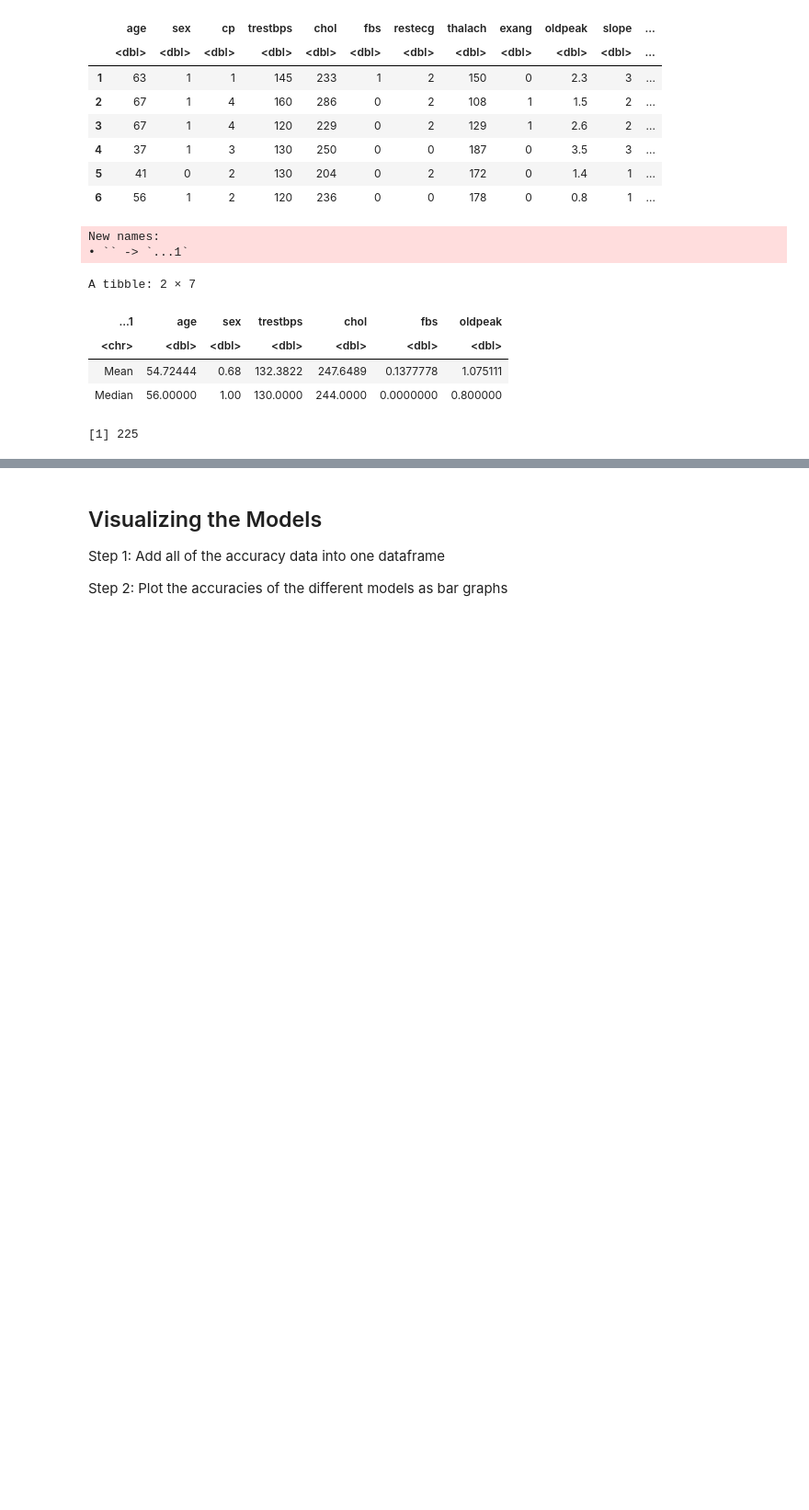
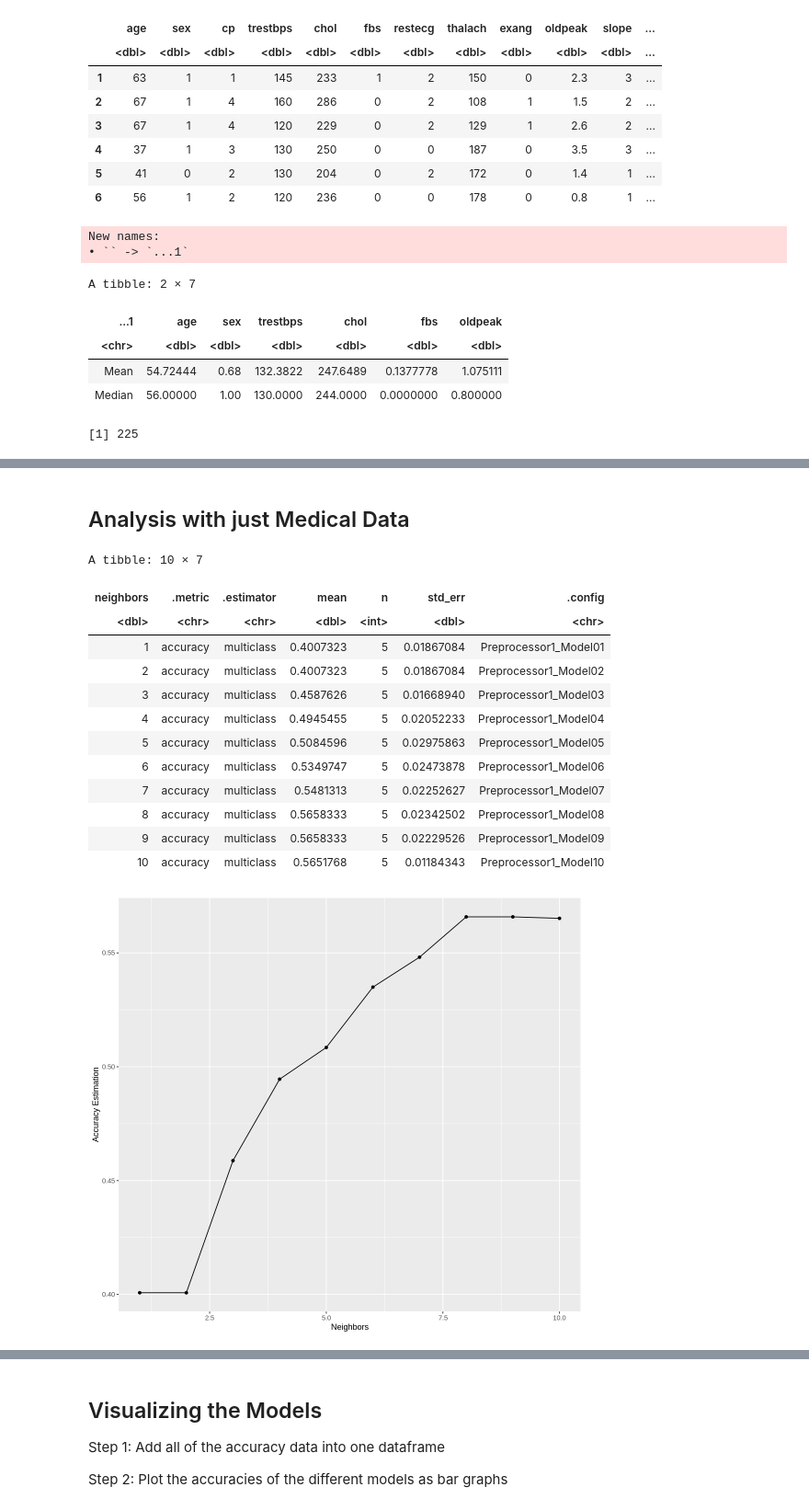
Before and after one commit to Phoebeml/Group20_DSCI100, a Jupyter notebook: Group20Project.ipynb, the cells around one changed output, grey strips where cells are left out. Shown at 92% size. Saved outputs shown, nothing was run; the diff lists cells and outputs as text; code cells hidden in the pictures; blank space fills up the shorter version.

```diff
--- a/Group20Project.ipynb
+++ b/Group20Project.ipynb
@@ -150,2 +228,65 @@ Part 2: Running the Analysis
+# %% [markdown]
+Analysis with just Medical Data
+-----
 # %%
 #Analysis with just Medical Data
+#Analysis with all Paremeters
+set.seed(9734)
+options(repr.plot.height = 8, repr.plot.width = 9)
+#select relevant parameters
+heart_train_med <- heart_train |>
+    select("trestbps", "chol", "fbs", "oldpeak", "num")
+heart_test_med <- heart_test |>
+    select("trestbps", "chol", "fbs", "oldpeak", "num")
+
+#make recipe with tune() function
+heart_recipe_med <- recipe(num ~ ., data = heart_train_med) |>
+    step_scale(all_predictors()) |>
+    step_center(all_predictors())
+
+#make a vfold
+heart_vfold_med <- vfold_cv(heart_train_med, v =5, strata = num)
+
+#make a tuning spec
+heart_spec_tune_med <- nearest_neighbor(weight_func = "rectangular",
+                                   neighbors = tune()) |>
+    set_engine("kknn") |>
+    set_mode("classification")
+
+# make tibble of K values to try
+k_vals <- tibble(neighbors = seq(from = 1, to = 10, by = 1))
+
+#collect metrics
+heart_workflow_med <- workflow() |>
+       add_recipe(heart_recipe_med) |>
+       add_model(heart_spec_tune_med)|>
+       tune_grid(resamples = heart_vfold_med, grid = k_vals)
+
+accuracies_med <- heart_workflow_med |>
+       collect_metrics() |> #sum of the SD and the mean
+       filter(.metric == "accuracy")
+accuracies_med
+
+#plot the accuracies
+accuracy_vs_k_med <- ggplot(accuracies_med, aes(x = neighbors, y= mean)) +
+       geom_point() +
+       geom_line() +
+      labs(x= "Neighbors", y = "Accuracy Estimation")
+accuracy_vs_k_med
+
+#at this point we evaluate the accuracy of the model below to choose the best K
+# %% [output]
+A tibble: 10 × 7
+| neighbors | .metric | .estimator | mean | n | std_err | .config |
+| <dbl> | <chr> | <chr> | <dbl> | <int> | <dbl> | <chr> |
+| 1 | accuracy | multiclass | 0.4007323 | 5 | 0.01867084 | Preprocessor1_Model01 |
+| 2 | accuracy | multiclass | 0.4007323 | 5 | 0.01867084 | Preprocessor1_Model02 |
+| 3 | accuracy | multiclass | 0.4587626 | 5 | 0.01668940 | Preprocessor1_Model03 |
+| 4 | accuracy | multiclass | 0.4945455 | 5 | 0.02052233 | Preprocessor1_Model04 |
+| 5 | accuracy | multiclass | 0.5084596 | 5 | 0.02975863 | Preprocessor1_Model05 |
+| 6 | accuracy | multiclass | 0.5349747 | 5 | 0.02473878 | Preprocessor1_Model06 |
+| 7 | accuracy | multiclass | 0.5481313 | 5 | 0.02252627 | Preprocessor1_Model07 |
+| 8 | accuracy | multiclass | 0.5658333 | 5 | 0.02342502 | Preprocessor1_Model08 |
+| 9 | accuracy | multiclass | 0.5658333 | 5 | 0.02229526 | Preprocessor1_Model09 |
+| 10 | accuracy | multiclass | 0.5651768 | 5 | 0.01184343 | Preprocessor1_Model10 |
+[figure, added]
```
Also changed, not shown: parts of 8 cells of this notebook.
